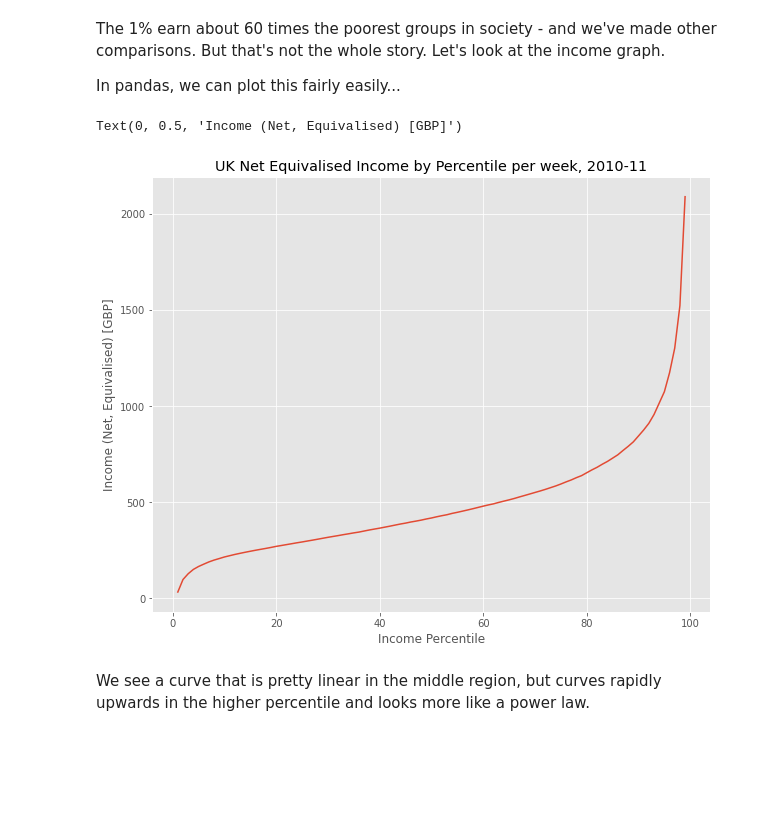
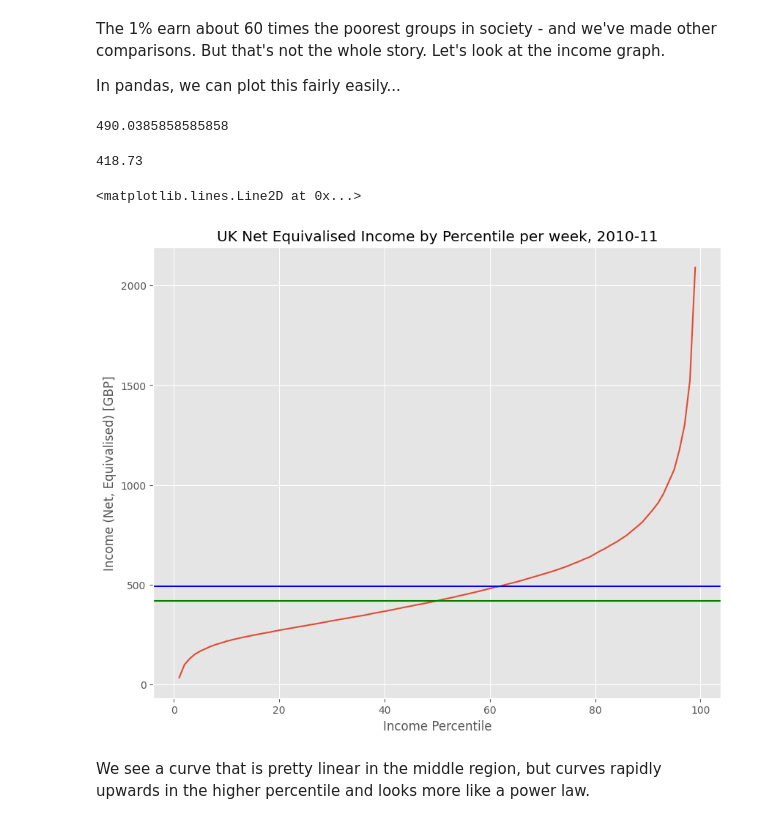
Before and after one commit to Carwinner/QM2, a Jupyter notebook: notebooks/W02. Pandas.ipynb, the cells around one changed output. Saved outputs shown, nothing was run; the diff lists cells and outputs as text; code cells hidden in the pictures; blank space fills up the shorter version.

```diff
--- a/notebooks/W02. Pandas.ipynb
+++ b/notebooks/W02. Pandas.ipynb
@@ -193,14 +188,26 @@ How does
 The 1% earn about 60 times the poorest groups in society - and we've made other comparisons. But that's not the whole story. Let's look at the income graph.
 
 In pandas, we can plot this fairly easily...
+# %%
+meanNetIncome = income['Net equivalised household income in 2010-11, week'].mean()
+print(meanNetIncome)
+# %% [output]
+490.0385858585858
+# %%
+MedianNetIncome = income['Net equivalised household income in 2010-11, week'].median()
+print(MedianNetIncome)
+# %% [output]
+418.73
 # %%
 income['Net equivalised household income in 2010-11, week'].plot()
 plt.title('UK Net Equivalised Income by Percentile per week, 2010-11')
 plt.xlabel('Income Percentile')
 plt.ylabel('Income (Net, Equivalised) [GBP]')
+plt.axhline(meanNetIncome, color='b',label= 'mean')
+plt.axhline(MedianNetIncome, color='g',label= 'median')
 # %% [output]
-Text(0, 0.5, 'Income (Net, Equivalised) [GBP]')
+<matplotlib.lines.Line2D at 0x...>
-[figure, old version]
+[figure, new version]
 # %% [markdown]
 We see a curve that is pretty linear in the middle region, but curves rapidly upwards in the higher percentile and looks more like a power law.
 # %% [markdown]
```
Also changed, not shown: parts of 21 cells of this notebook.
